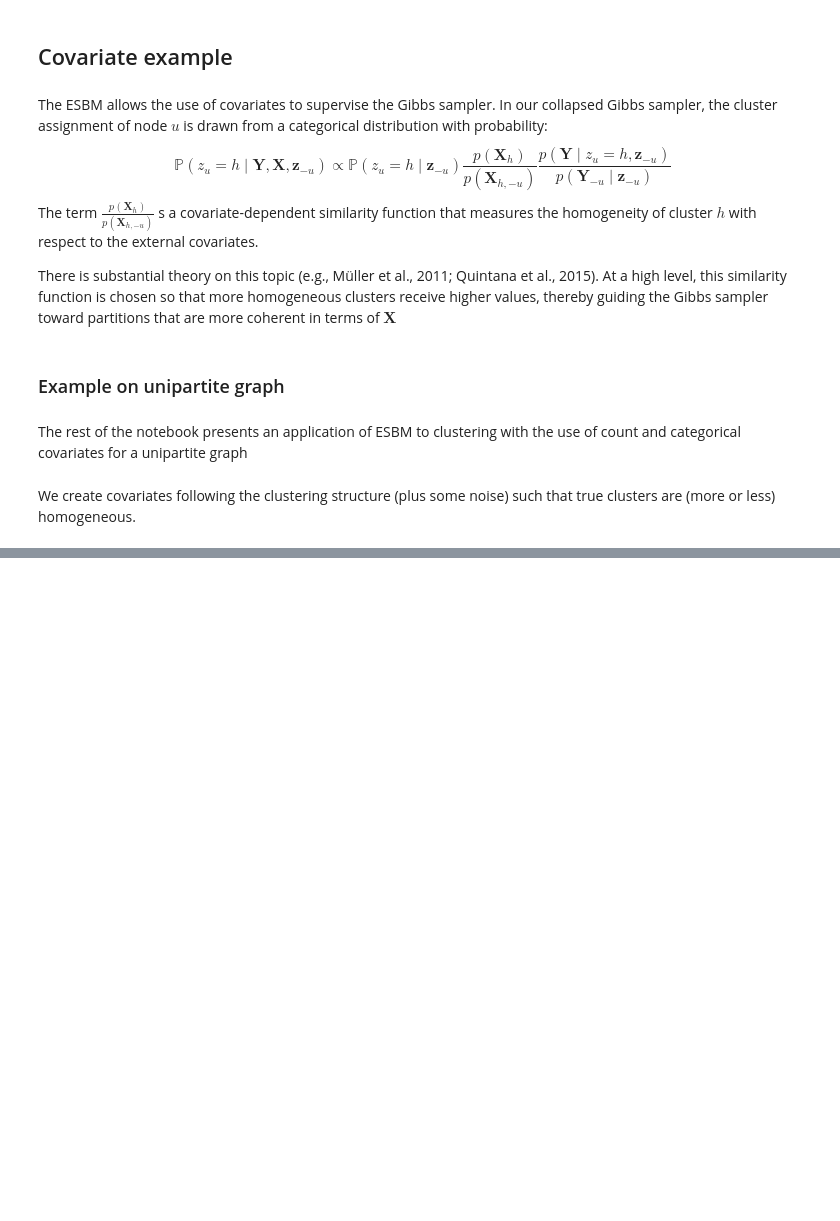
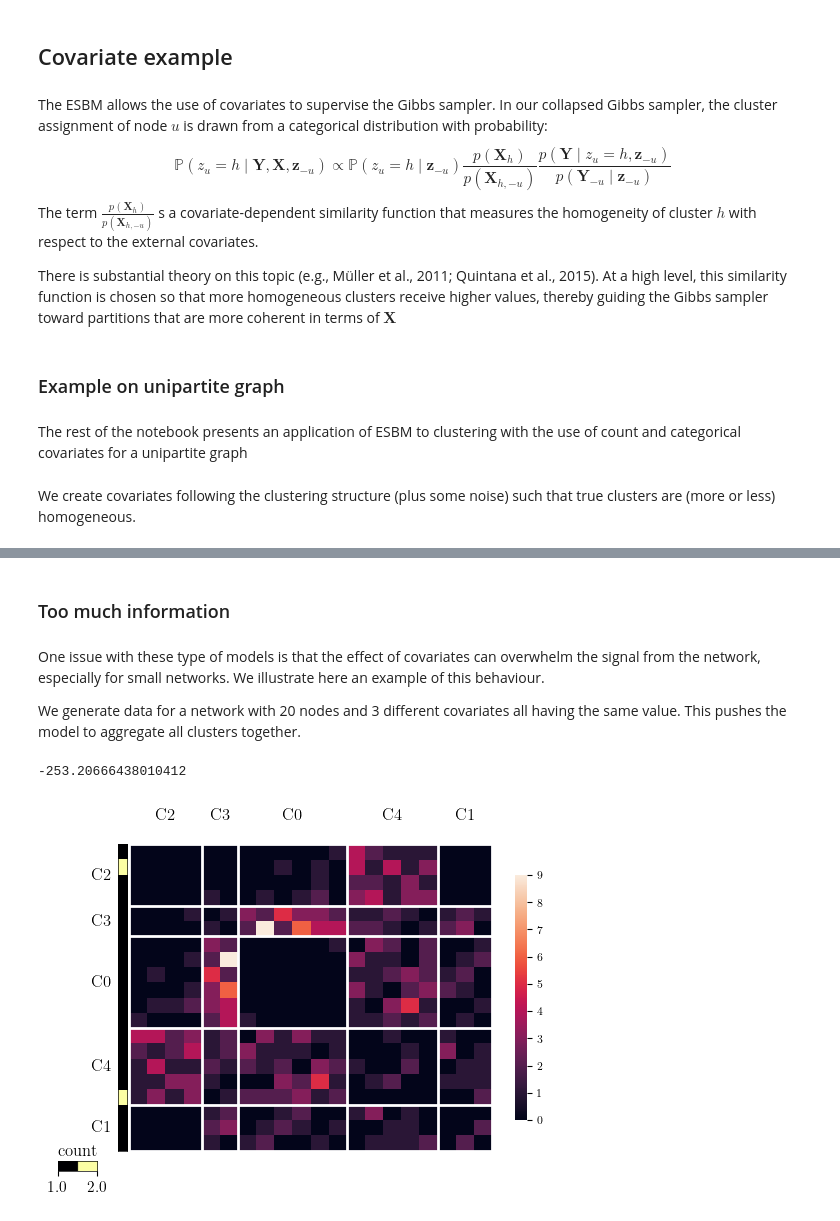
Before and after one commit to lorenzo-costa/pyesbm, a Jupyter notebook: examples/covariates_example.ipynb, the cells around one changed output, grey strips where cells are left out. Saved outputs shown, nothing was run; the diff lists cells and outputs as text; code cells hidden in the pictures; blank space fills up the shorter version.

Commit message:
add workflow example

```diff
--- a/examples/covariates_example.ipynb
+++ b/examples/covariates_example.ipynb
@@ -137,0 +135,6 @@ plot_heatmap(bb, size=(6, 5), bipartite=True, triangular_mask=True)
+# %% [markdown]
+### Too much information
+# %% [markdown]
+One issue with these type of models is that the effect of covariates can overwhelm the signal from the network, especially for small networks. We illustrate here an example of this behaviour.
+
+We generate data for a network with 20 nodes and 3 different covariates all having the same value. This pushes the model to aggregate all clusters together.
@@ -137,0 +164,28 @@ plot_heatmap(bb, size=(6, 5), bipartite=True, triangular_mask=True)
+# %%
+cov_values = np.zeros(n, dtype=int)
+# add some noise
+cov_values[rng.integers(0, len(cov_values), size=n//10)] = 1
+
+cov1_2 = CountCovariate(name='count', cov_array=cov_values, a=2, b=5)
+cov2_2 = CategoricalCovariate(name='cat', cov_array=cov_values, alpha_c=1)
+cov3_2 = CategoricalCovariate(name='cat2', cov_array=cov_values, alpha_c=1)
+cov4_2 = CategoricalCovariate(name='cat3', cov_array=cov_values, alpha_c=1)
+# %%
+prior_shape = 1
+prior_rate = 1
+
+prior = DirichletProcess(concentration=2)
+likelihood = PoissonGamma(shape=prior_shape, rate=prior_rate)
+
+gen_model = BaseESBM(Y,
+              prior=prior,
+              clustering=clustering,
+              likelihood=likelihood,
+              covariates_1=[cov1_2, cov2_2, cov3_2, cov4_2],
+              bipartite=False)
+
+print(gen_model.compute_log_likelihood())
+plot_heatmap(gen_model, size=(6,4), bipartite=False, triangular_mask=False)
+# %% [output]
+-253.20666438010412
+[figure, added]
```
Also changed, not shown: parts of 15 cells of this notebook, 2 other files.
